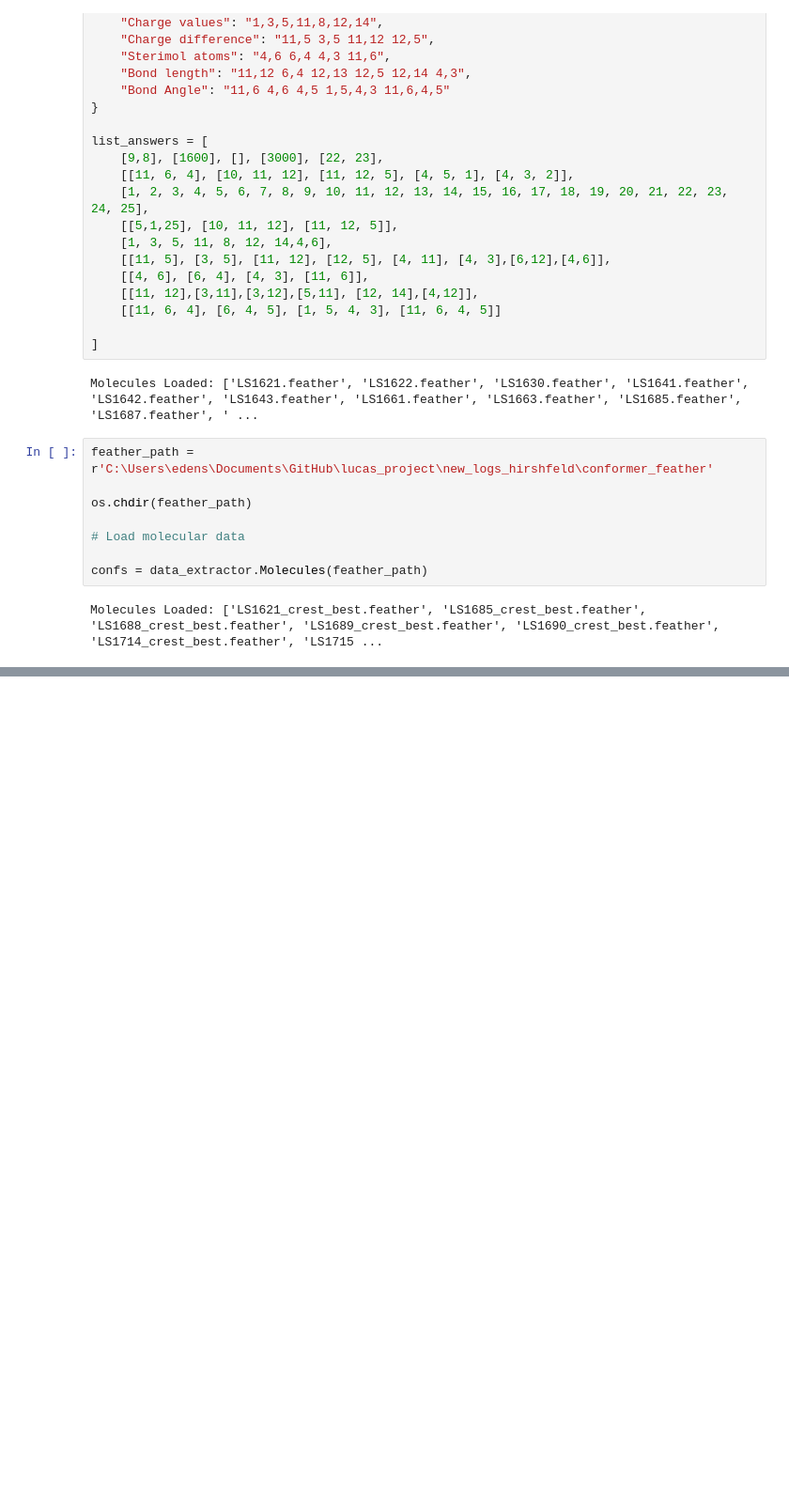
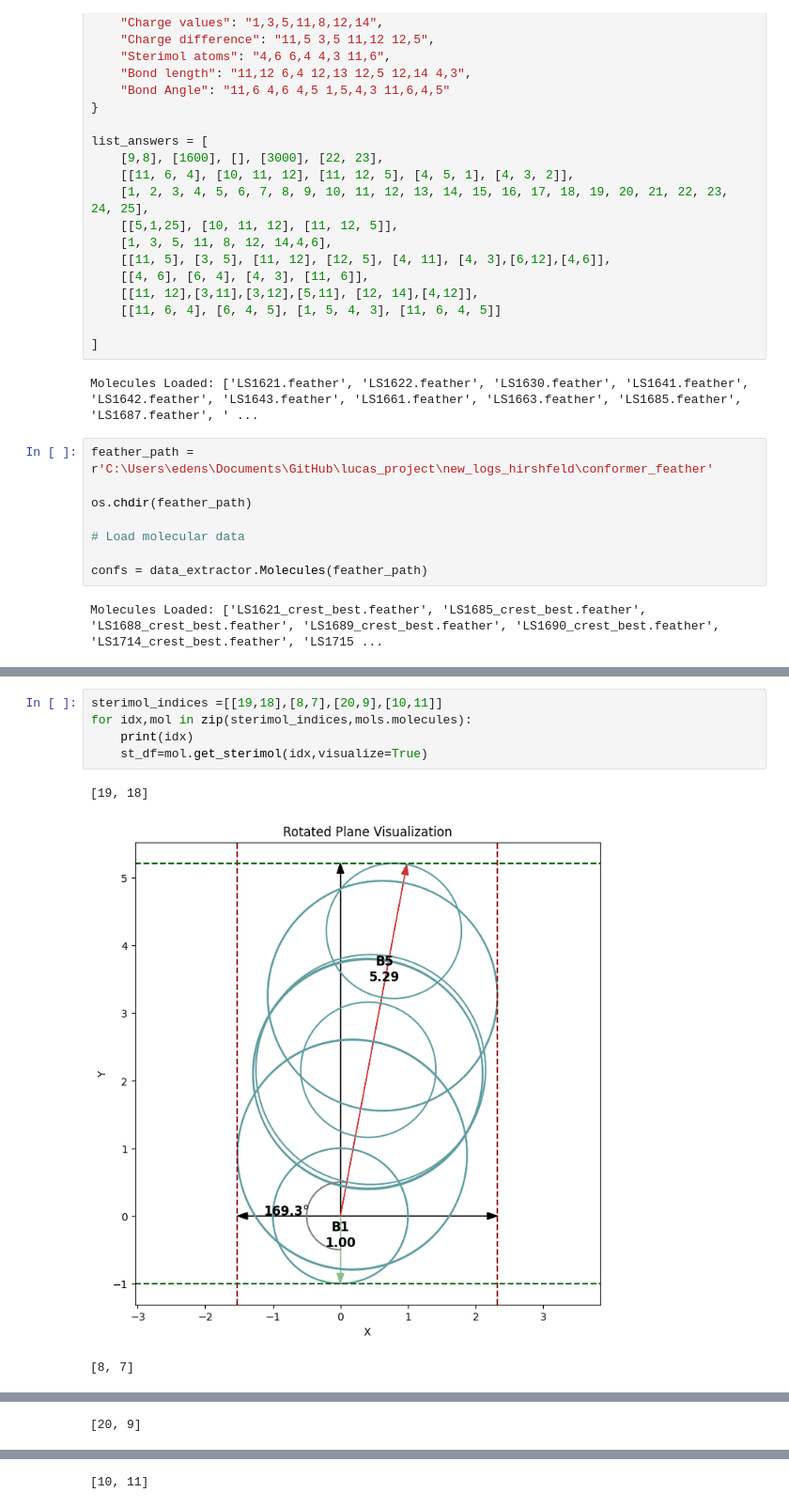
Before and after one commit to edenspec2/labcode_updated, a Jupyter notebook: MolFeatures/practical_use_lucas.ipynb, the cells around one changed output, grey strips where cells are left out. Shown at 94% size. Saved outputs shown, nothing was run; the diff lists cells and outputs as text; blank space fills up the shorter version.

```diff
--- a/MolFeatures/practical_use_lucas.ipynb
+++ b/MolFeatures/practical_use_lucas.ipynb
@@ -210,0 +195,9 @@ Atom count mismatch for LS1685: 55 vs 57
+# %%
+sterimol_indices =[[19,18],[8,7],[20,9],[10,11]]
+for idx,mol in zip(sterimol_indices,mols.molecules):
+    print(idx)
+    st_df=mol.get_sterimol(idx,visualize=True)
+# %% [output]
+[19, 18]
+[figure, added]
+[8, 7]
@@ -210,0 +205 @@ Atom count mismatch for LS1685: 55 vs 57
+[20, 9]
@@ -210,0 +207 @@ Atom count mismatch for LS1685: 55 vs 57
+[10, 11]
```
Also changed, not shown: parts of 19 cells of this notebook, 6 other files.
